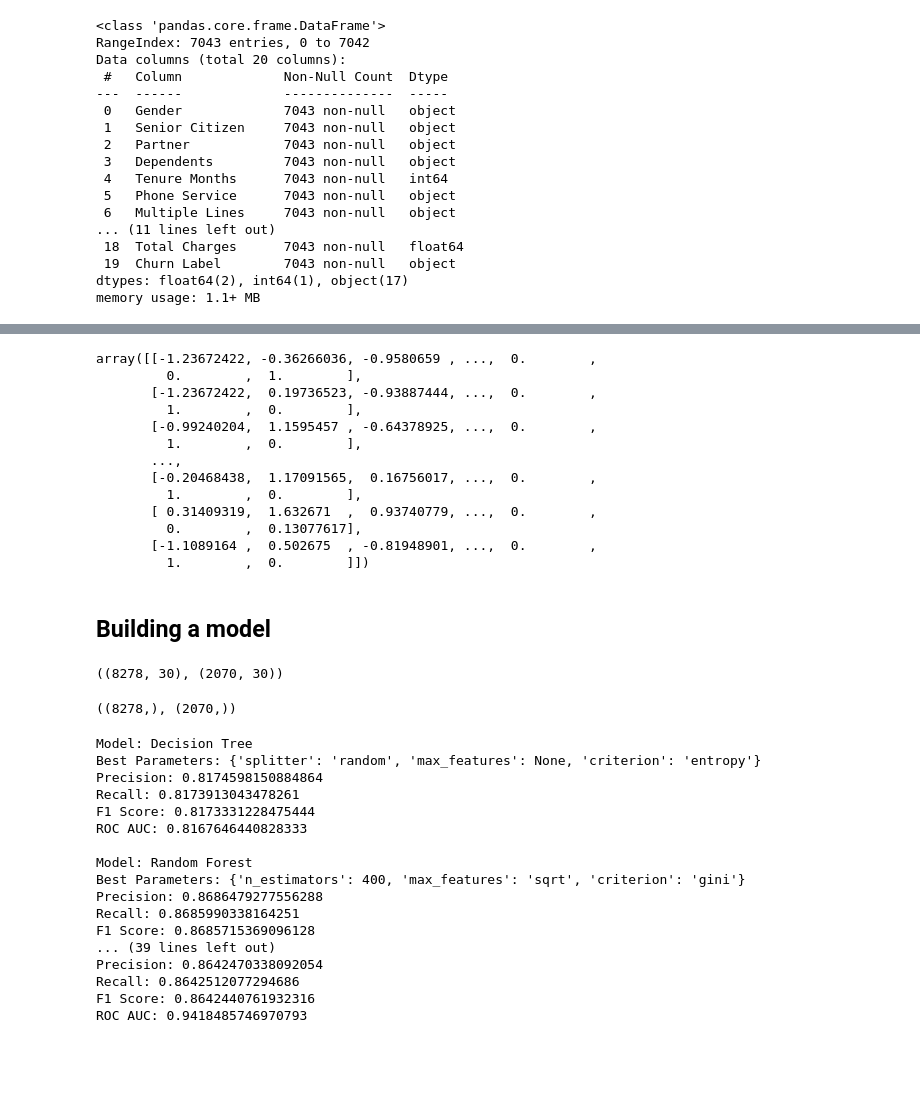
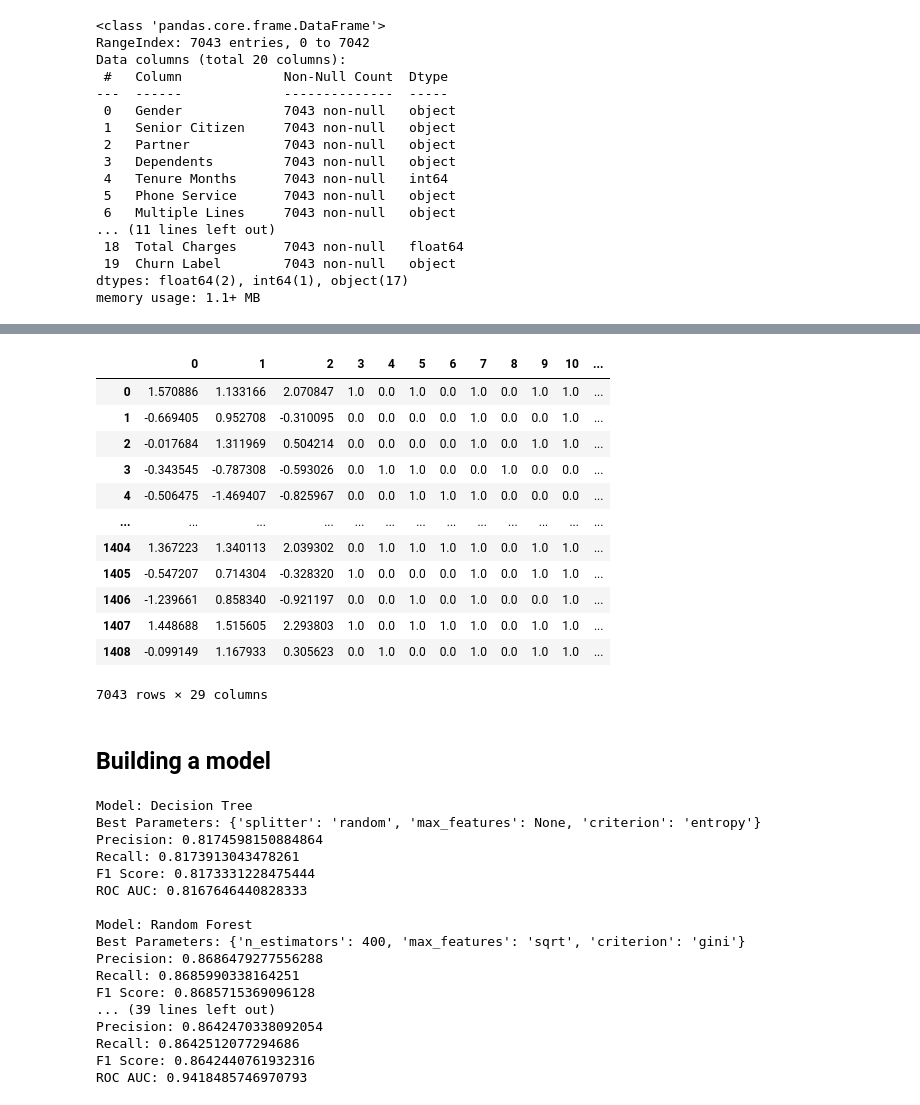
Before and after one commit to SURYA-BS-01/customer-churn-prediction, a Jupyter notebook: notebooks/Model_training.ipynb, the cells around one changed output, grey strips where cells are left out. Cells and saved outputs as stored; diff of their text form; code cells hidden in the pictures; blank space fills up the shorter version.

Commit message:
model trainer

```diff
--- a/notebooks/Model_training.ipynb
+++ b/notebooks/Model_training.ipynb
@@ -153,2 +91,0 @@ df[categorical_cols]
-# %%
-df = pd.get_dummies(df, columns=categorical_cols, drop_first=True)
@@ -173,4 +91,0 @@ df
-# %%
-from sklearn.preprocessing import StandardScaler
-sc = StandardScaler()
-df[numeric_cols] = sc.fit_transform(df[numeric_cols])
@@ -215,3 +91,0 @@ memory usage: 357.8 KB
-# %%
-df = df.replace({True: 1, False: 0})
-df
@@ -248,16 +92,3 @@ X, y = smote.fit_resample(X, y)
-# %%
-X
-# %% [output]
-array([[-1.23672422, -0.36266036, -0.9580659 , ...,  0.        ,
-         0.        ,  1.        ],
-       [-1.23672422,  0.19736523, -0.93887444, ...,  0.        ,
-         1.        ,  0.        ],
-       [-0.99240204,  1.1595457 , -0.64378925, ...,  0.        ,
-         1.        ,  0.        ],
-       ...,
-       [-0.20468438,  1.17091565,  0.16756017, ...,  0.        ,
-         1.        ,  0.        ],
-       [ 0.31409319,  1.632671  ,  0.93740779, ...,  0.        ,
-         0.        ,  0.13077617],
-       [-1.1089164 ,  0.502675  , -0.81948901, ...,  0.        ,
-         1.        ,  0.        ]])
+# %%
+from sklearn.model_selection import train_test_split
+train_df, test_df = train_test_split(df, test_size=0.2, random_state=42)
@@ -263,0 +143,20 @@ array([[-1.23672422, -0.36266036, -0.9580659 , ...,  0.        ,
+# %%
+train_df = pd.DataFrame(train_df)
+test_df = pd.DataFrame(test_df)
+X = pd.concat([train_df.iloc[:, :-1], test_df.iloc[:, :-1]])
+y = pd.concat([train_df.iloc[:, -1], test_df.iloc[:, -1]])
+X
+# %% [output]
+|  | 0 | 1 | 2 | 3 | 4 | 5 | 6 | 7 | 8 | 9 | 10 | ... |
+| 0 | 1.570886 | 1.133166 | 2.070847 | 1.0 | 0.0 | 1.0 | 0.0 | 1.0 | 0.0 | 1.0 | 1.0 | ... |
+| 1 | -0.669405 | 0.952708 | -0.310095 | 0.0 | 0.0 | 0.0 | 0.0 | 1.0 | 0.0 | 0.0 | 1.0 | ... |
+| 2 | -0.017684 | 1.311969 | 0.504214 | 0.0 | 0.0 | 0.0 | 0.0 | 1.0 | 0.0 | 1.0 | 1.0 | ... |
+| 3 | -0.343545 | -0.787308 | -0.593026 | 0.0 | 1.0 | 1.0 | 0.0 | 0.0 | 1.0 | 0.0 | 0.0 | ... |
+| 4 | -0.506475 | -1.469407 | -0.825967 | 0.0 | 0.0 | 1.0 | 1.0 | 1.0 | 0.0 | 0.0 | 0.0 | ... |
+| ... | ... | ... | ... | ... | ... | ... | ... | ... | ... | ... | ... | ... |
+| 1404 | 1.367223 | 1.340113 | 2.039302 | 0.0 | 1.0 | 1.0 | 1.0 | 1.0 | 0.0 | 1.0 | 1.0 | ... |
+| 1405 | -0.547207 | 0.714304 | -0.328320 | 1.0 | 0.0 | 0.0 | 0.0 | 1.0 | 0.0 | 1.0 | 1.0 | ... |
+| 1406 | -1.239661 | 0.858340 | -0.921197 | 0.0 | 0.0 | 1.0 | 0.0 | 1.0 | 0.0 | 0.0 | 1.0 | ... |
+| 1407 | 1.448688 | 1.515605 | 2.293803 | 1.0 | 0.0 | 1.0 | 1.0 | 1.0 | 0.0 | 1.0 | 1.0 | ... |
+| 1408 | -0.099149 | 1.167933 | 0.305623 | 0.0 | 1.0 | 0.0 | 0.0 | 1.0 | 0.0 | 1.0 | 1.0 | ... |
+7043 rows × 29 columns
@@ -269,11 +170,3 @@ X_train, X_test, y_train, y_test = train_test_split(X, y, random_state=42, test_
-# %%
-X_train.shape, X_test.shape
-# %% [output]
-((8278, 30), (2070, 30))
-# %%
-y_train.shape, y_test.shape
-# %% [output]
-((8278,), (2070,))
 # %%
 from sklearn.model_selection import StratifiedKFold, RandomizedSearchCV
 from sklearn.metrics import classification_report, roc_auc_score, make_scorer
```
Also changed, not shown: parts of 23 cells of this notebook, 14 other files.
